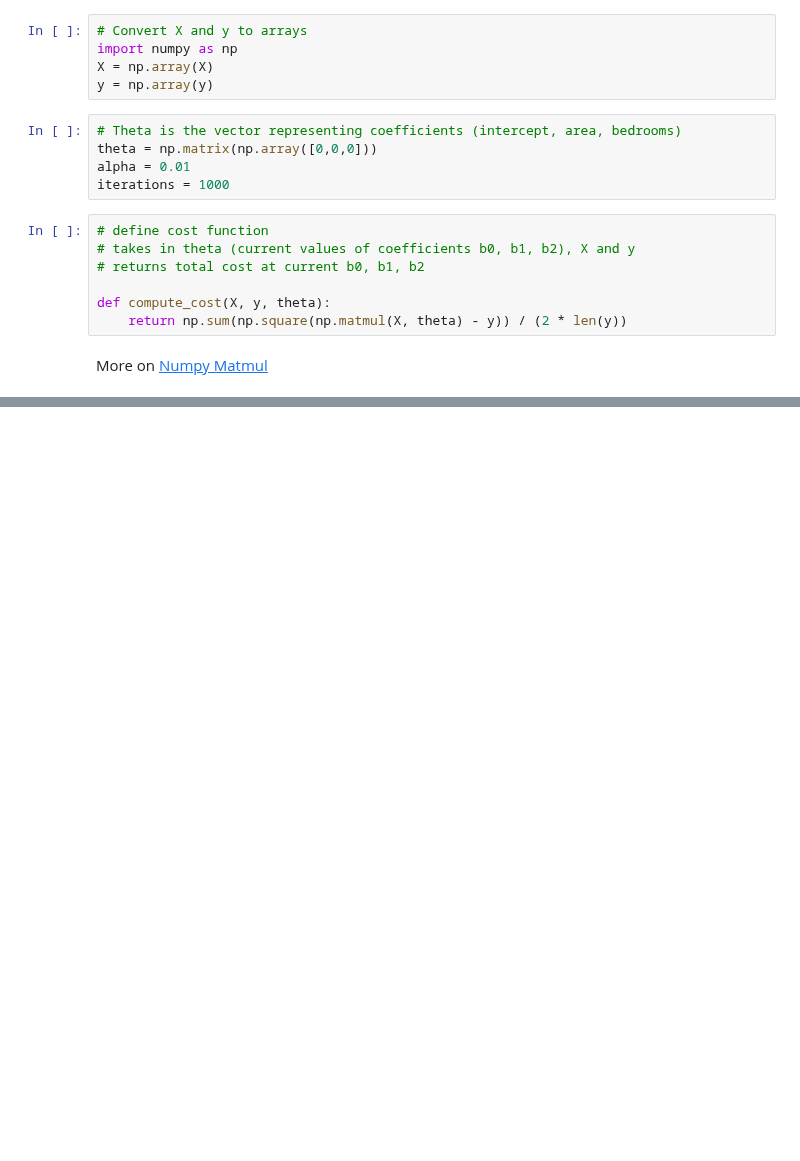
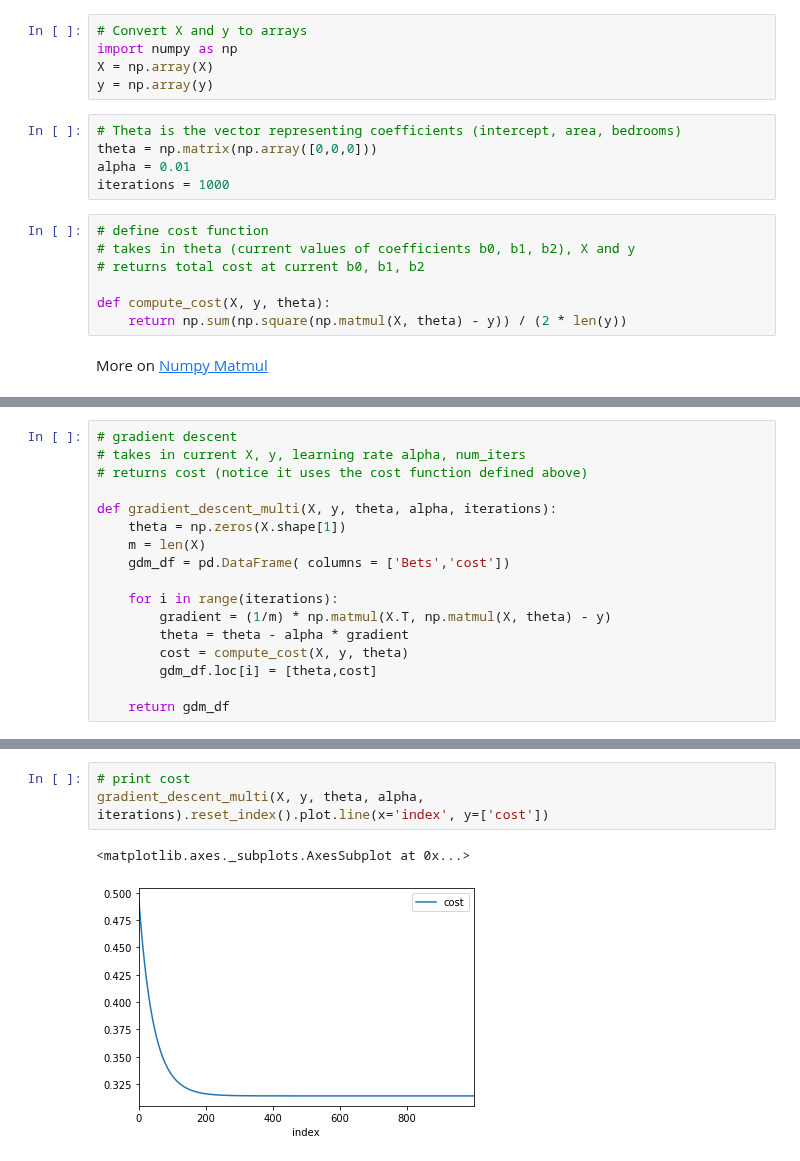
Before and after one commit to R-aryan/Machine_Learning_Crash_Course, a Jupyter notebook: Gradient Descent/Gradient Descent.ipynb, the cells around one changed output, grey strips where cells are left out. Drawn from its saved outputs; the diff is of its cells as text; blank space fills up the shorter version.

```diff
--- a/Gradient Descent/Gradient Descent.ipynb
+++ b/Gradient Descent/Gradient Descent.ipynb
@@ -192,3 +192,20 @@ def compute_cost(X, y, theta):
 More on [Numpy Matmul](https://docs.scipy.org/doc/numpy/reference/generated/numpy.matmul.html)
 # %% [markdown]
 <img src="gd.png"/>
+# %%
+# gradient descent
+# takes in current X, y, learning rate alpha, num_iters
+# returns cost (notice it uses the cost function defined above)
+
+def gradient_descent_multi(X, y, theta, alpha, iterations):
+    theta = np.zeros(X.shape[1])
+    m = len(X)
+    gdm_df = pd.DataFrame( columns = ['Bets','cost'])
+
+    for i in range(iterations):
+        gradient = (1/m) * np.matmul(X.T, np.matmul(X, theta) - y)
+        theta = theta - alpha * gradient
+        cost = compute_cost(X, y, theta)
+        gdm_df.loc[i] = [theta,cost]
+
+    return gdm_df
@@ -194,0 +234,6 @@ More on [Numpy Matmul](https://docs.scipy.org/doc/numpy/reference/generated/nump
+# %%
+# print cost
+gradient_descent_multi(X, y, theta, alpha, iterations).reset_index().plot.line(x='index', y=['cost'])
+# %% [output]
+<matplotlib.axes._subplots.AxesSubplot at 0x...>
+[figure, added]
```
Also changed, not shown: parts of 1 cell of this notebook.
